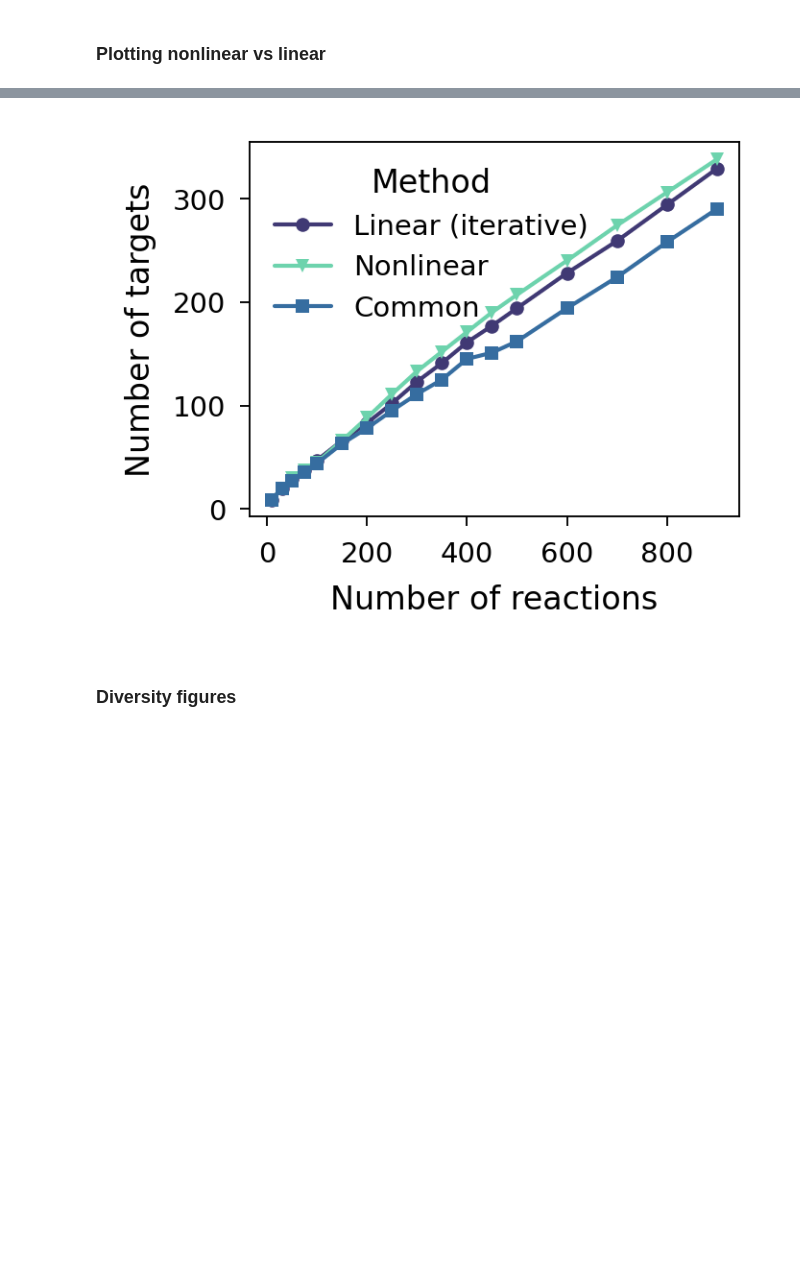
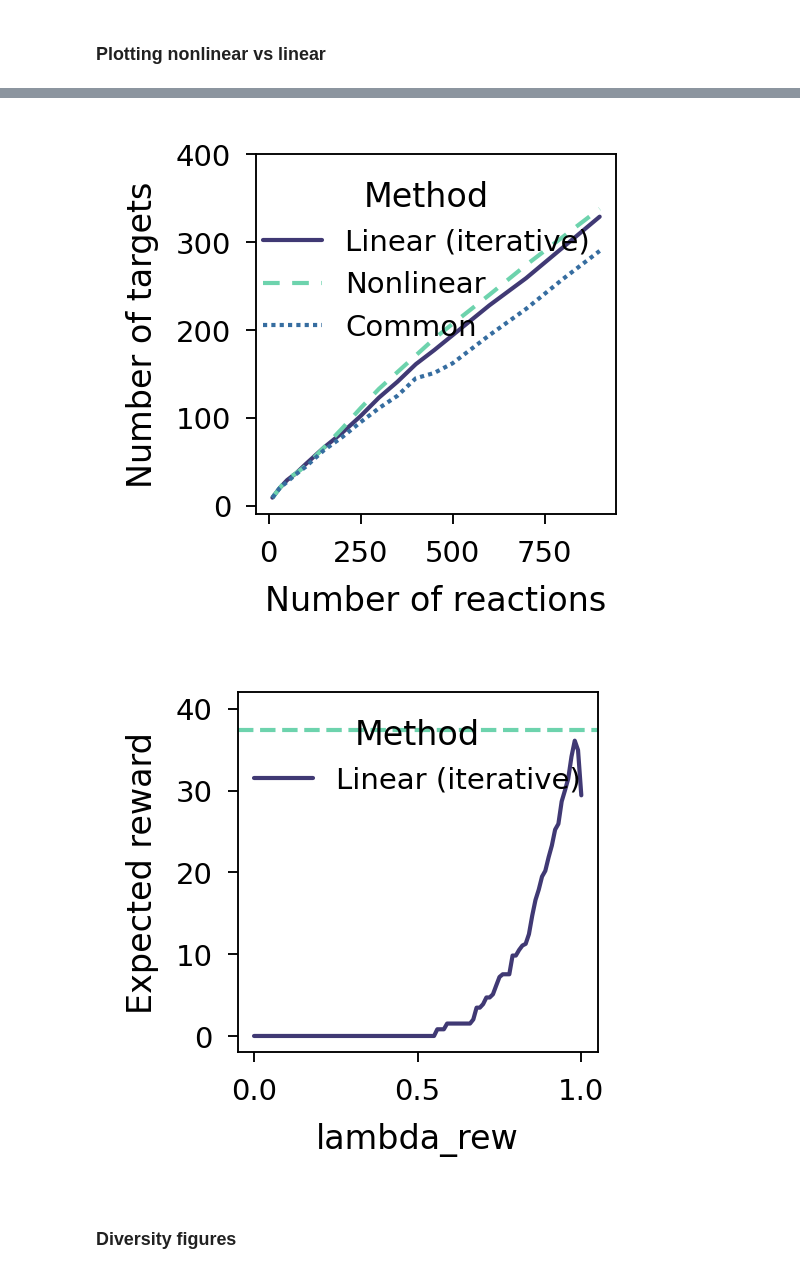
Before and after one commit to coleygroup/sparrow, a Jupyter notebook: examples/automoldesigner/figures/figures.ipynb, the cells around one changed output, grey strips where cells are left out. Drawn from its saved outputs; the diff is of its cells as text; code cells hidden in the pictures; blank space fills up the shorter version.

```diff
--- a/examples/automoldesigner/figures/figures.ipynb
+++ b/examples/automoldesigner/figures/figures.ipynb
@@ -174,14 +178,37 @@ df_count = pd.concat([
 # %%
 fig, ax = plt.subplots(1,1)
 sns.lineplot(data=df_count, x='max_rxns', y='Number targets', hue='Method', style='Method', ax=ax,
-             palette=method_colors, markers=method_markers, dashes = False, markeredgecolor=None,
-             markeredgewidth=0, markersize=3.5, linewidth=1)
-plot_utils.set_size(ax=ax, w=1.7, h=1.3)
+             palette=method_colors, dashes = method_styles, linewidth=1)
+ax.set_ylim([-10, 400])
+plot_utils.set_size(ax=ax, w=1.2, h=1.2)
 ax.set_xlabel('Number of reactions')
 ax.set_ylabel('Number of targets')
 fig.savefig(fig_dir/f'targetcount{ftype}',bbox_inches='tight', dpi=200, transparent=True)
 # %% [output]
-[figure, old version]
+[figure, new version]
+# %%
+# Screening weighting factors
+
+max_er = list(df.loc[(df['Number reaction steps (actual)']==500) & (df['bayes_iters']==0)]['Expected Reward'])[0]
+result_dir = Path('../../../results/automoldesigner_vary_rew')
+data = [
+    get_params_and_summary(file) for file in result_dir.glob('*')
+]
+data = [d for d in data if d]
+df_vary = pd.DataFrame(data)
+df_vary['Method'] = ['Linear (iterative)']*len(df_vary)
+# %%
+fig, ax = plt.subplots(1,1)
+sns.lineplot(data=df_vary, x='reward_weight', y='Expected Reward', hue='Method', style='Method', ax=ax,
+             palette=method_colors, dashes = method_styles, linewidth=1)
+ax.axhline(y=max_er, linewidth=1, color=method_colors['Nonlinear'], ls='--')
+ax.set_ylim([-2,42])
+plot_utils.set_size(ax=ax, w=1.2, h=1.2)
+ax.set_xlabel('lambda_rew')
+ax.set_ylabel('Expected reward')
+fig.savefig(fig_dir/f'vary_reward_weight{ftype}',bbox_inches='tight', dpi=200, transparent=True)
+# %% [output]
+[figure, added]
 # %% [markdown]
 ### Diversity figures
 # %%
```
Also changed, not shown: parts of 5 cells of this notebook.
